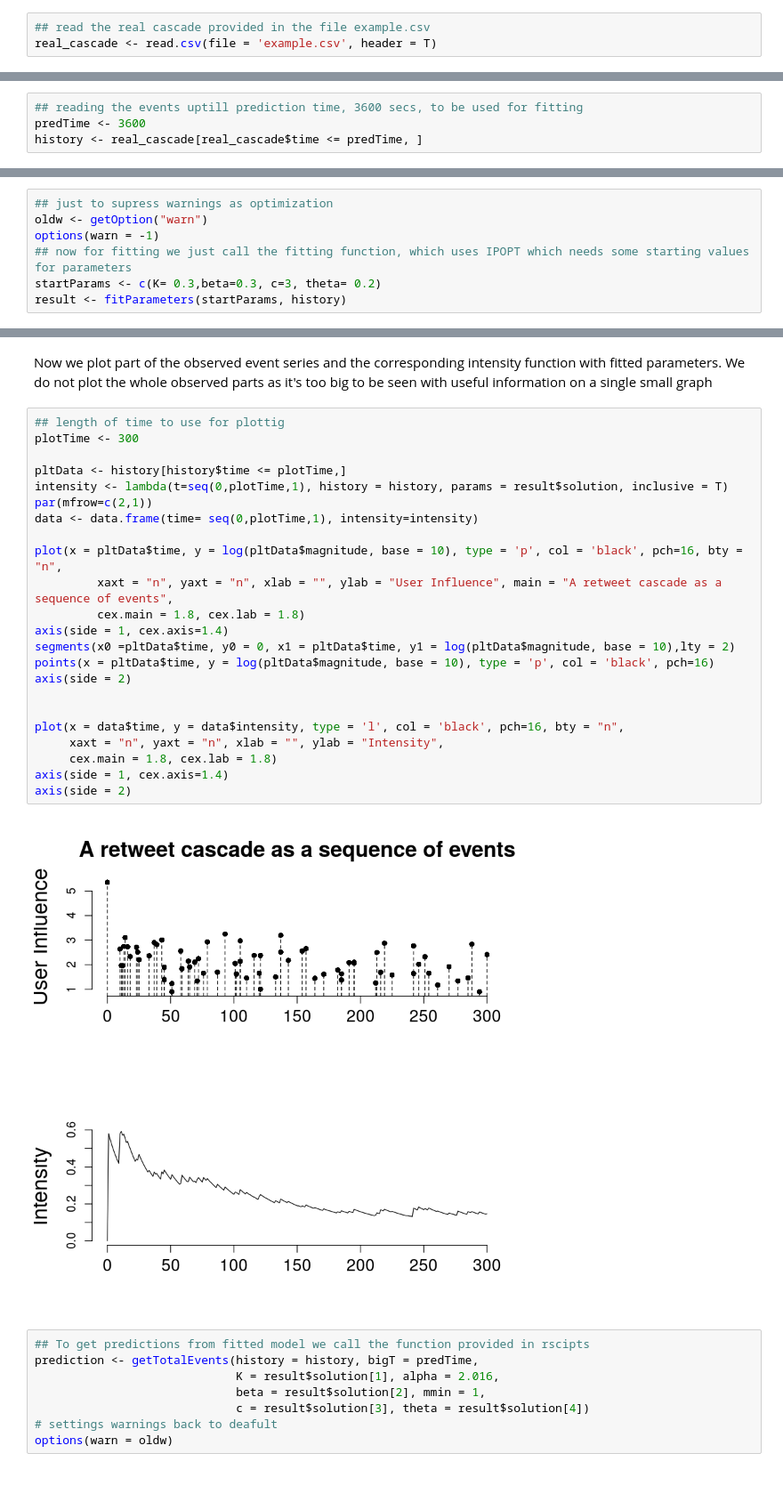
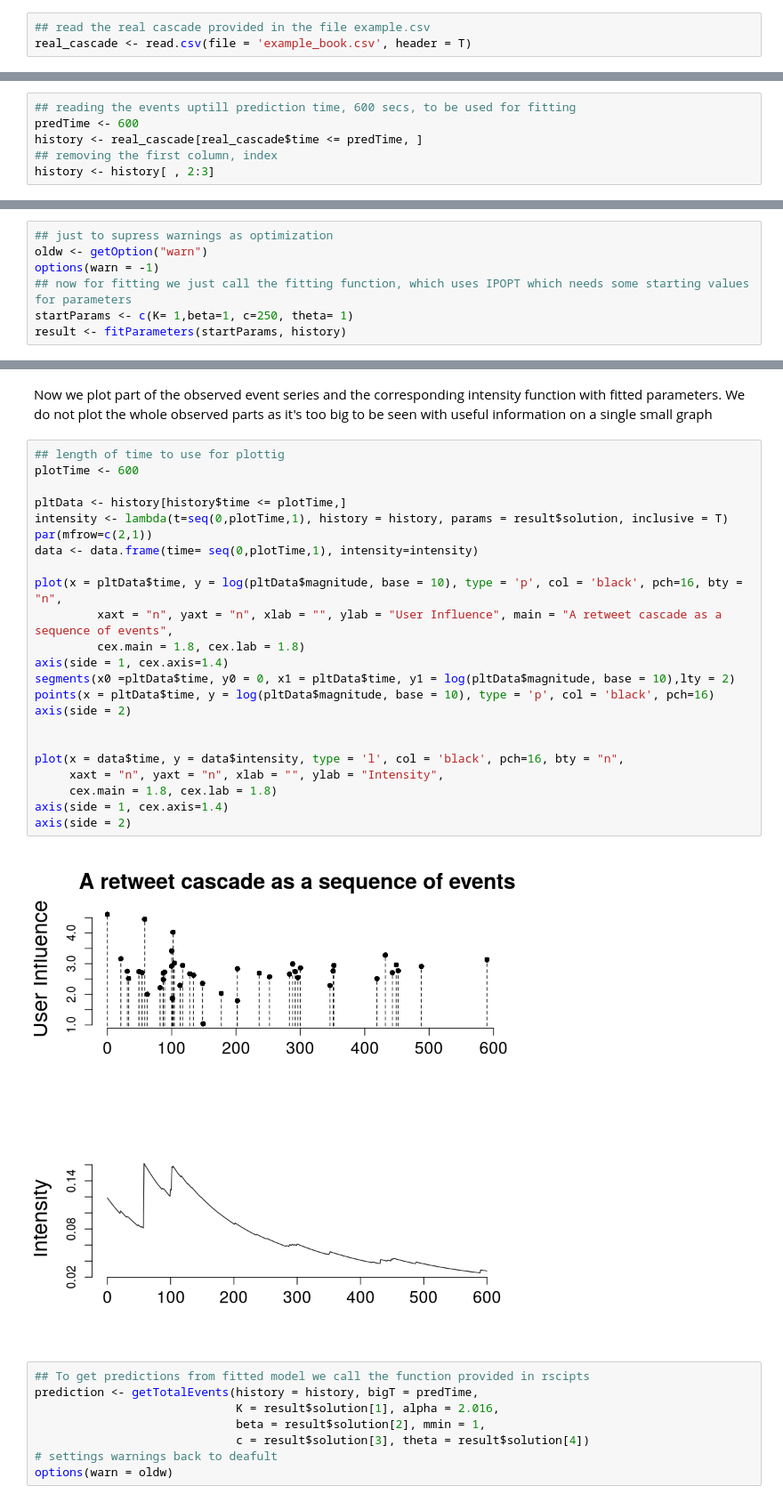
Before and after one commit to s-mishra/featuredriven-hawkes, a Jupyter notebook: code/marked_hawkes_point_process.ipynb, the cells around one changed output, grey strips where cells are left out. Shown at 89% size. Cells and saved outputs as stored; diff of their text form.

Commit message:
data as per book chapter and exponential implemented properly.

```diff
--- a/code/marked_hawkes_point_process.ipynb
+++ b/code/marked_hawkes_point_process.ipynb
@@ -58,7 +58,7 @@ In this section, we first read a real twitter cascade and then fit a hawkes mode
 ** [magnitude(#user followers), time(secs)] **
 # %%
 ## read the real cascade provided in the file example.csv
-real_cascade <- read.csv(file = 'example.csv', header = T)
+real_cascade <- read.csv(file = 'example_book.csv', header = T)
 # %%
 ## just looking at data
 real_cascade[1:10, ]
@@ -77,7 +77,9 @@ real_cascade[1:10, ]
 # %%
-## reading the events uptill prediction time, 3600 secs, to be used for fitting
-predTime <- 3600
+## reading the events uptill prediction time, 600 secs, to be used for fitting
+predTime <- 600
 history <- real_cascade[real_cascade$time <= predTime, ]
+## removing the first column, index
+history <- history[ , 2:3]
 # %% [markdown]
 ## Using Power Law Kernel as Social Kernel
 # %%
@@ -85,7 +87,7 @@ history <- real_cascade[real_cascade$time <= predTime, ]
 oldw <- getOption("warn")
 options(warn = -1)
 ## now for fitting we just call the fitting function, which uses IPOPT which needs some starting values for parameters
-startParams <- c(K= 0.3,beta=0.3, c=3, theta= 0.2)
+startParams <- c(K= 1,beta=1, c=250, theta= 1)
 result <- fitParameters(startParams, history)
 # %% [output]
 ******************************************************************************
@@ -117,29 +119,29 @@ sprintf("Value of theta =  %f", result$solution[4])
 Now we plot part of the observed event series and the corresponding intensity function with fitted parameters. We do not plot the whole observed parts as it's too big to be seen with useful information on a single small graph
 # %%
 ## length of time to use for plottig
-plotTime <- 300
+plotTime <- 600
 
 pltData <- history[history$time <= plotTime,]
 intensity <- lambda(t=seq(0,plotTime,1), history = history, params = result$solution, inclusive = T)
 par(mfrow=c(2,1))
 data <- data.frame(time= seq(0,plotTime,1), intensity=intensity)
 
 plot(x = pltData$time, y = log(pltData$magnitude, base = 10), type = 'p', col = 'black', pch=16, bty = "n",
          xaxt = "n", yaxt = "n", xlab = "", ylab = "User Influence", main = "A retweet cascade as a sequence of events",
          cex.main = 1.8, cex.lab = 1.8)
 axis(side = 1, cex.axis=1.4)
 segments(x0 =pltData$time, y0 = 0, x1 = pltData$time, y1 = log(pltData$magnitude, base = 10),lty = 2)
 points(x = pltData$time, y = log(pltData$magnitude, base = 10), type = 'p', col = 'black', pch=16)
 axis(side = 2)
 
 
 plot(x = data$time, y = data$intensity, type = 'l', col = 'black', pch=16, bty = "n",
      xaxt = "n", yaxt = "n", xlab = "", ylab = "Intensity",
      cex.main = 1.8, cex.lab = 1.8)
 axis(side = 1, cex.axis=1.4)
 axis(side = 2)
 # %% [output]
-[figure, old version]
+[figure, new version]
 # %%
 ## To get predictions from fitted model we call the function provided in rscipts
 prediction <- getTotalEvents(history = history, bigT = predTime,
```
Also changed, not shown: parts of 10 cells of this notebook, 2 other files.
